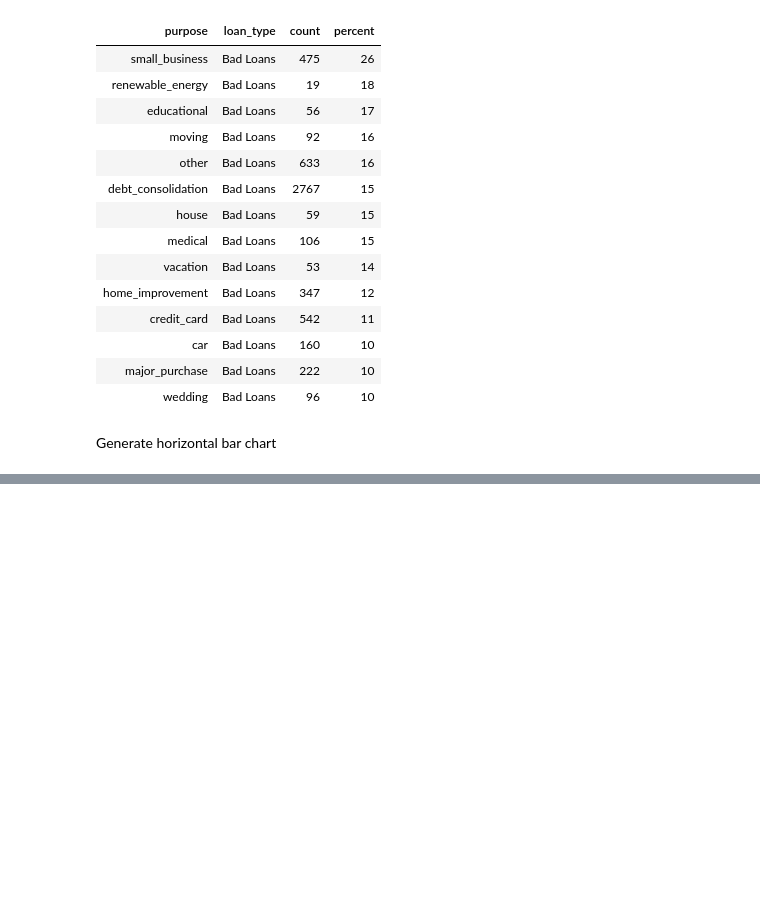
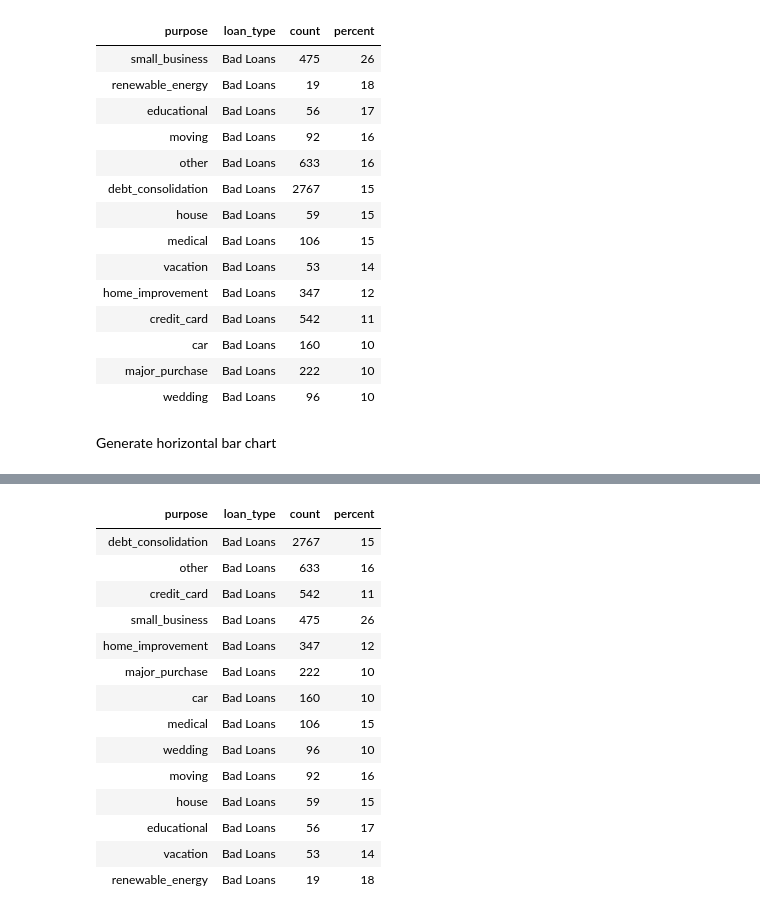
Before and after one commit to Dpoudel18/lending_club_analysis, a Jupyter notebook: notebooks/data_analysis_and_visualization.ipynb, the cells around one changed output, grey strips where cells are left out. Drawn from its saved outputs; the diff is of its cells as text; code cells hidden in the pictures; blank space fills up the shorter version.

```diff
--- a/notebooks/data_analysis_and_visualization.ipynb
+++ b/notebooks/data_analysis_and_visualization.ipynb
@@ -12,7 +12,7 @@ pio.renderers.default='notebook'
 # Loading the dataset
 # %%
 # load the dataset into a pandas dataframe
-df = pd.read_csv("lending_club_modified_data.csv", index_col=False, dtype='unicode')
+df = pd.read_csv("../data/lending_club_modified_data.csv", index_col=False, dtype='unicode')
 
 # have a quick glance at the dataframe
 df.head()
@@ -380,3 +380,22 @@ fig.update_layout(title = {'font_color':'Navy', 'font_size':25})
 fig.show()
 # %% [output]
 [interactive output not drawn]
+# %%
+bad_loan_purpose_df = get_segmented_bad_loan_df('purpose').reset_index(drop=True).sort_values(by=['count'], ascending=False)
+bad_loan_purpose_df.style.hide_index()
+# %% [output]
+| purpose | loan_type | count | percent |
+| debt_consolidation | Bad Loans | 2767 | 15 |
+| other | Bad Loans | 633 | 16 |
+| credit_card | Bad Loans | 542 | 11 |
+| small_business | Bad Loans | 475 | 26 |
+| home_improvement | Bad Loans | 347 | 12 |
+| major_purchase | Bad Loans | 222 | 10 |
+| car | Bad Loans | 160 | 10 |
+| medical | Bad Loans | 106 | 15 |
+| wedding | Bad Loans | 96 | 10 |
+| moving | Bad Loans | 92 | 16 |
+| house | Bad Loans | 59 | 15 |
+| educational | Bad Loans | 56 | 17 |
+| vacation | Bad Loans | 53 | 14 |
+| renewable_energy | Bad Loans | 19 | 18 |
```
Also changed, not shown: parts of 1 cell of this notebook, 4 other files.
